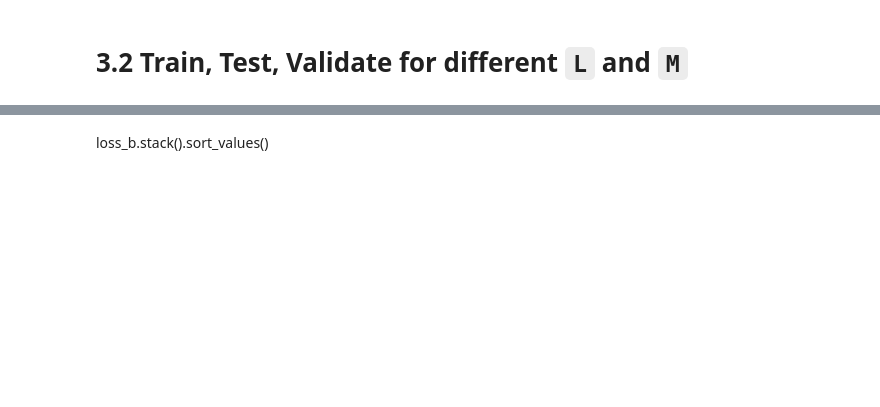
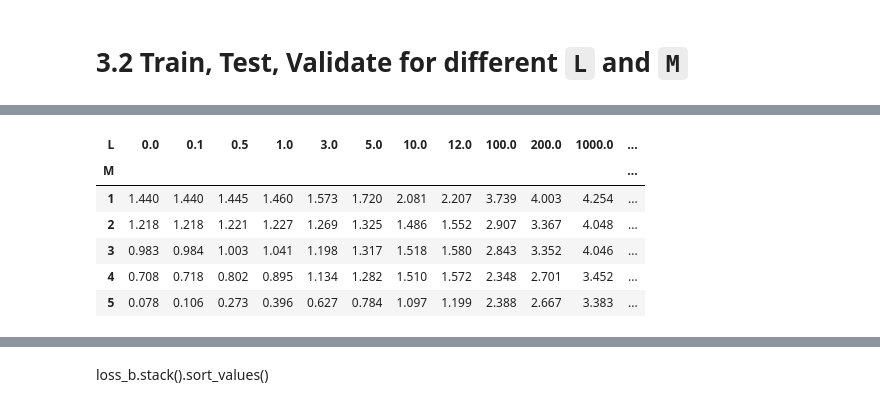
Before and after one commit to sshleifer/ml_6867, a Jupyter notebook: Problem3.ipynb, the cells around one changed output, grey strips where cells are left out. Cells and saved outputs as stored; diff of their text form; code cells hidden in the pictures; blank space fills up the shorter version.

```diff
--- a/Problem3.ipynb
+++ b/Problem3.ipynb
@@ -130,0 +167,10 @@ loss_b = oos_loss_map(BX, BY, AX, AY)
+# %%
+loss_b
+# %% [output]
+| L | 0.0 | 0.1 | 0.5 | 1.0 | 3.0 | 5.0 | 10.0 | 12.0 | 100.0 | 200.0 | 1000.0 | ... |
+| M |  |  |  |  |  |  |  |  |  |  |  | ... |
+| 1 | 1.440 | 1.440 | 1.445 | 1.460 | 1.573 | 1.720 | 2.081 | 2.207 | 3.739 | 4.003 | 4.254 | ... |
+| 2 | 1.218 | 1.218 | 1.221 | 1.227 | 1.269 | 1.325 | 1.486 | 1.552 | 2.907 | 3.367 | 4.048 | ... |
+| 3 | 0.983 | 0.984 | 1.003 | 1.041 | 1.198 | 1.317 | 1.518 | 1.580 | 2.843 | 3.352 | 4.046 | ... |
+| 4 | 0.708 | 0.718 | 0.802 | 0.895 | 1.134 | 1.282 | 1.510 | 1.572 | 2.348 | 2.701 | 3.452 | ... |
+| 5 | 0.078 | 0.106 | 0.273 | 0.396 | 0.627 | 0.784 | 1.097 | 1.199 | 2.388 | 2.667 | 3.383 | ... |
```
Also changed, not shown: parts of 69 cells of this notebook, 1 other file.
